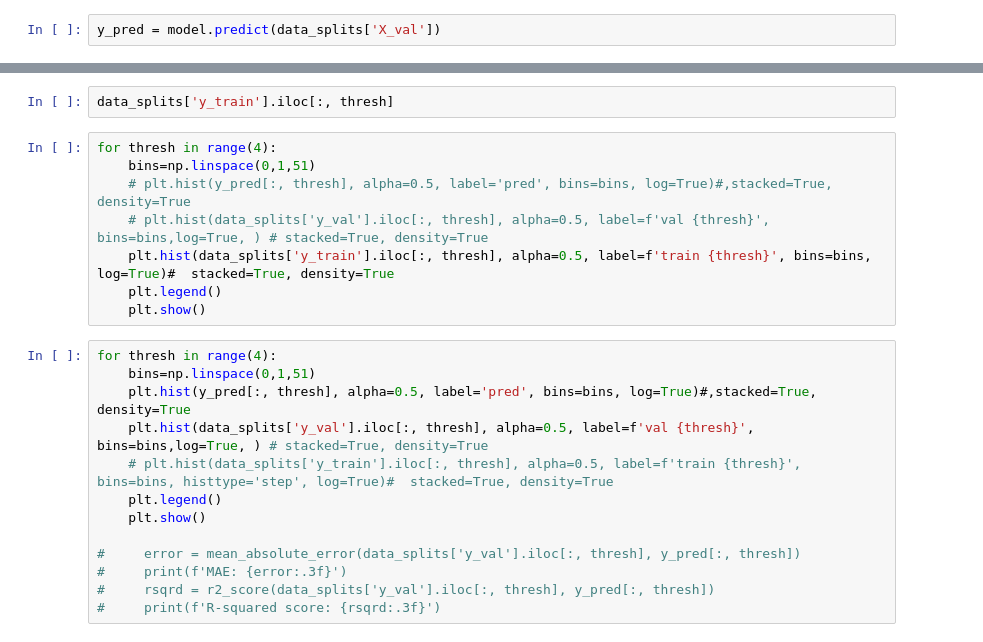
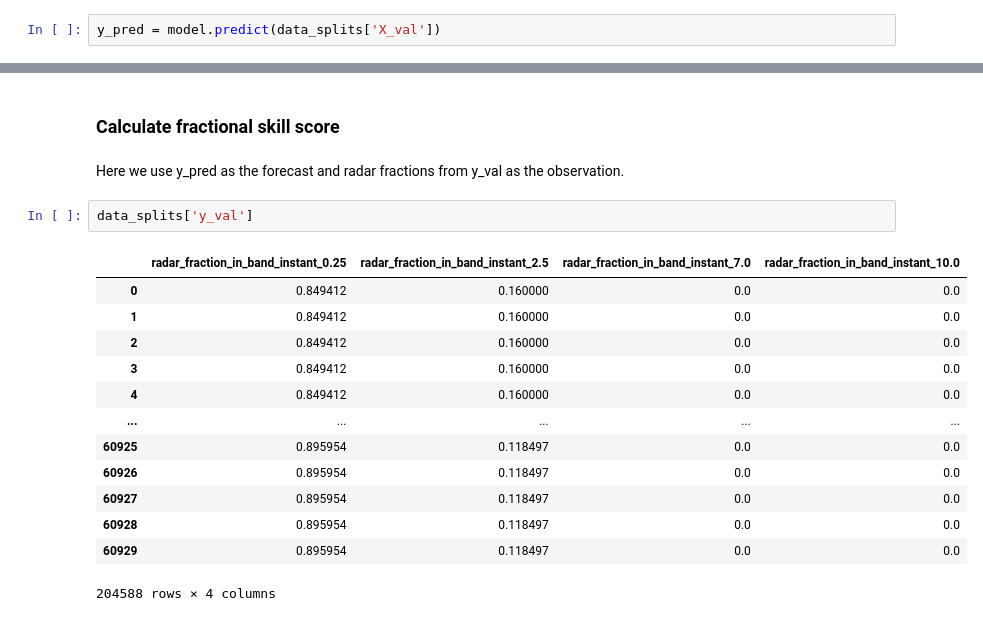
Before and after one commit to informatics-lab/precip_rediagnosis, a Jupyter notebook: model_pipeline/prd_fraction_model_dev.ipynb, the cells around one changed output, grey strips where cells are left out. Cells and saved outputs as stored; diff of their text form.

```diff
--- a/model_pipeline/prd_fraction_model_dev.ipynb
+++ b/model_pipeline/prd_fraction_model_dev.ipynb
@@ -411,23 +354,20 @@ plt.show()
-# %%
-data_splits['y_train'].iloc[:, thresh]
-# %%
-for thresh in range(4):
-    bins=np.linspace(0,1,51)
-    # plt.hist(y_pred[:, thresh], alpha=0.5, label='pred', bins=bins, log=True)#,stacked=True, density=True
-    # plt.hist(data_splits['y_val'].iloc[:, thresh], alpha=0.5, label=f'val {thresh}', bins=bins,log=True, ) # stacked=True, density=True
-    plt.hist(data_splits['y_train'].iloc[:, thresh], alpha=0.5, label=f'train {thresh}', bins=bins, log=True)#  stacked=True, density=True
-    plt.legend()
-    plt.show()
-# %%
-for thresh in range(4):
-    bins=np.linspace(0,1,51)
-    plt.hist(y_pred[:, thresh], alpha=0.5, label='pred', bins=bins, log=True)#,stacked=True, density=True
-    plt.hist(data_splits['y_val'].iloc[:, thresh], alpha=0.5, label=f'val {thresh}', bins=bins,log=True, ) # stacked=True, density=True
-    # plt.hist(data_splits['y_train'].iloc[:, thresh], alpha=0.5, label=f'train {thresh}', bins=bins, histtype='step', log=True)#  stacked=True, density=True
-    plt.legend()
-    plt.show()
-
-#     error = mean_absolute_error(data_splits['y_val'].iloc[:, thresh], y_pred[:, thresh])
-#     print(f'MAE: {error:.3f}')
-#     rsqrd = r2_score(data_splits['y_val'].iloc[:, thresh], y_pred[:, thresh])
-#     print(f'R-squared score: {rsqrd:.3f}')
+# %% [markdown]
+### Calculate fractional skill score
+# %% [markdown]
+Here we use y_pred as the forecast and radar fractions from y_val as the observation.
+# %%
+data_splits['y_val']
+# %% [output]
+|  | radar_fraction_in_band_instant_0.25 | radar_fraction_in_band_instant_2.5 | radar_fraction_in_band_instant_7.0 | radar_fraction_in_band_instant_10.0 |
+| 0 | 0.849412 | 0.160000 | 0.0 | 0.0 |
+| 1 | 0.849412 | 0.160000 | 0.0 | 0.0 |
+| 2 | 0.849412 | 0.160000 | 0.0 | 0.0 |
+| 3 | 0.849412 | 0.160000 | 0.0 | 0.0 |
+| 4 | 0.849412 | 0.160000 | 0.0 | 0.0 |
+| ... | ... | ... | ... | ... |
+| 60925 | 0.895954 | 0.118497 | 0.0 | 0.0 |
+| 60926 | 0.895954 | 0.118497 | 0.0 | 0.0 |
+| 60927 | 0.895954 | 0.118497 | 0.0 | 0.0 |
+| 60928 | 0.895954 | 0.118497 | 0.0 | 0.0 |
+| 60929 | 0.895954 | 0.118497 | 0.0 | 0.0 |
+204588 rows × 4 columns
```
Also changed, not shown: parts of 36 cells of this notebook.
